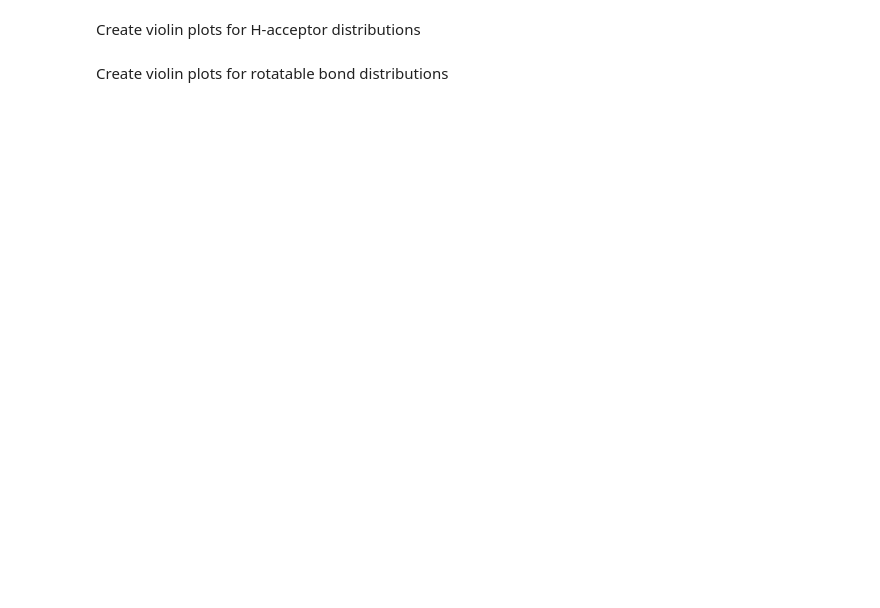
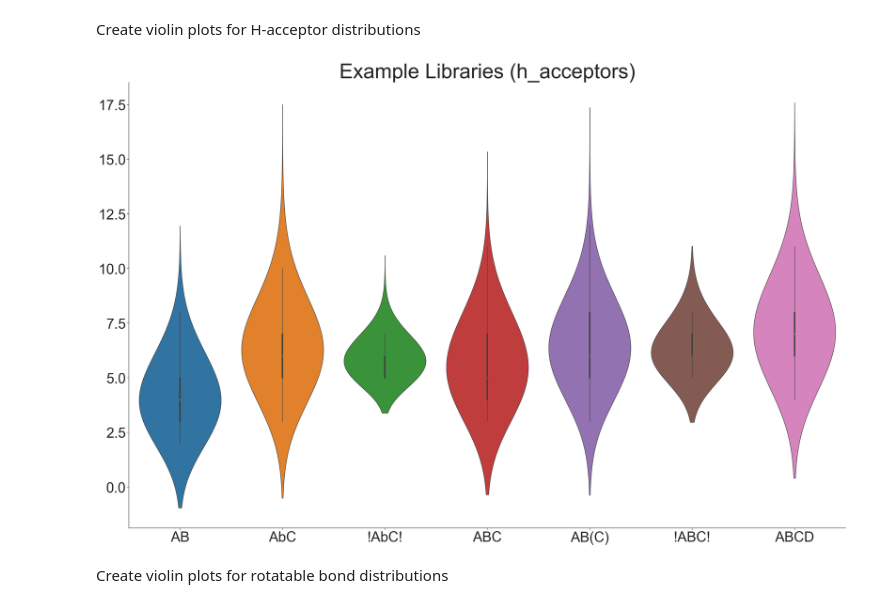
Before and after one commit to wkweigel/DELTA, a Jupyter notebook: Properties_Analysis.ipynb, the cells around one changed output. Cells and saved outputs as stored; diff of their text form; code cells hidden in the pictures; blank space fills up the shorter version.

```diff
--- a/Properties_Analysis.ipynb
+++ b/Properties_Analysis.ipynb
@@ -236,21 +134,23 @@ Create violin plots for H-acceptor distributions
 # %%
 property='h_acceptors'
 
-plot_df=assemble_plot_df(property)
+plot_df=MolProps.CompoundProperties.assemble_plot_df(property)
 
 #Comment this line on if you are importing from a csv with pre-calculated values
 #prop_df=Property_Dataframe(property)
 
 ax = sns.violinplot(data=plot_df, scale='count', palette=sns.color_palette('tab10'), inner='box', bw=1)
 
 sns.set(rc={'figure.figsize':(40, 25)})
 sns.set_context("paper", rc={"font.size":8,"axes.titlesize":8,"axes.labelsize":5})
 sns.set(font_scale=4)
 plt.title( str(dataset+' ('+property+')'), size =64 )
 
 sns.set_style('ticks')
 sns.despine()
 plt.savefig(str(dataset+'_'+property+'.svg'), bbox_inches='tight')
+# %% [output]
+[figure, added]
 # %% [markdown]
 Create violin plots for rotatable bond distributions
 # %%
```
Also changed, not shown: parts of 15 cells of this notebook, 1 other file.
